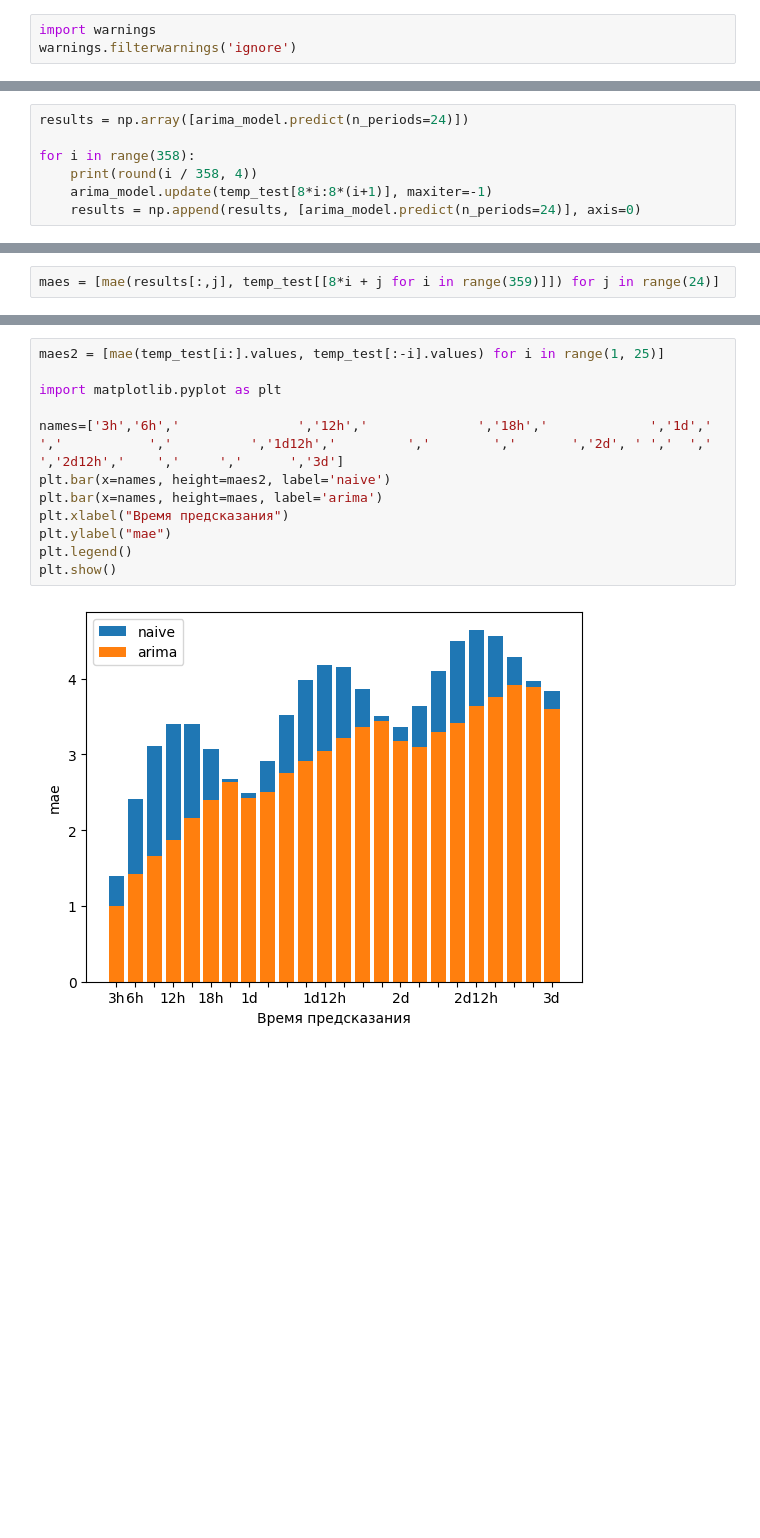
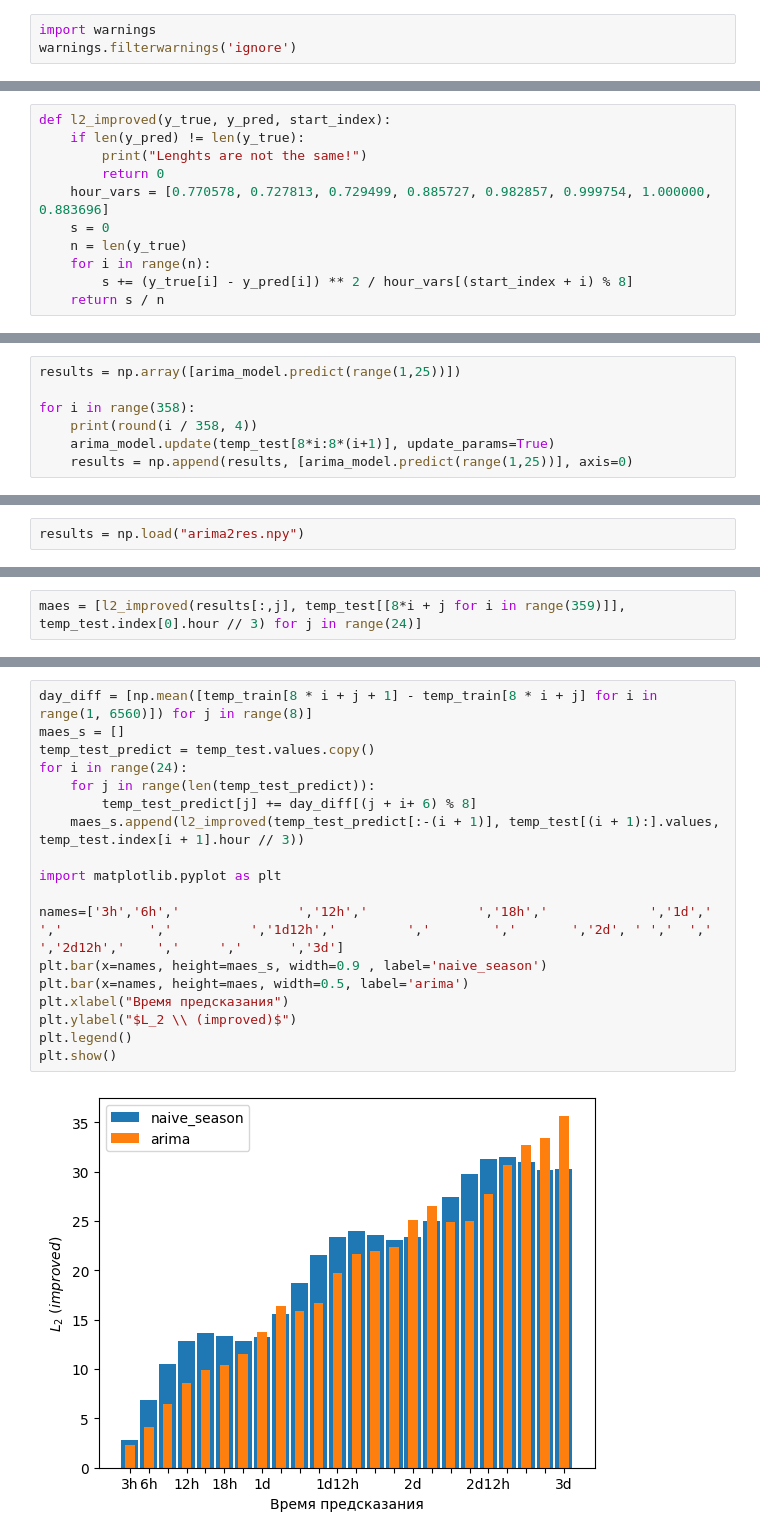
Before and after one commit to S0krat/FQW, a Jupyter notebook: arima2.ipynb, the cells around one changed output, grey strips where cells are left out. Drawn from its saved outputs; the diff is of its cells as text; blank space fills up the shorter version.

```diff
--- a/arima2.ipynb
+++ b/arima2.ipynb
@@ -39,0 +72,11 @@ def mae(y_true, y_pred):
+# %%
+def l2_improved(y_true, y_pred, start_index):
+    if len(y_pred) != len(y_true):
+        print("Lenghts are not the same!")
+        return 0
+    hour_vars = [0.770578, 0.727813, 0.729499, 0.885727, 0.982857, 0.999754, 1.000000, 0.883696]
+    s = 0
+    n = len(y_true)
+    for i in range(n):
+        s += (y_true[i] - y_pred[i]) ** 2 / hour_vars[(start_index + i) % 8]
+    return s / n
@@ -40,8 +90,8 @@ def mae(y_true, y_pred):
 # %%
-results = np.array([arima_model.predict(n_periods=24)])
+results = np.array([arima_model.predict(range(1,25))])
 
 for i in range(358):
     print(round(i / 358, 4))
-    arima_model.update(temp_test[8*i:8*(i+1)], maxiter=-1)
-    results = np.append(results, [arima_model.predict(n_periods=24)], axis=0)
+    arima_model.update(temp_test[8*i:8*(i+1)], update_params=True)
+    results = np.append(results, [arima_model.predict(range(1,25))], axis=0)
 # %%
@@ -49,3 +99,5 @@ np.savetxt("arima2res.csv", results)
+# %%
+results = np.load("arima2res.npy")
 # %%
 results_3h = pd.Series(results[:,0])
 results_3h.index = temp_test[[8*i for i in range(359)]].index
@@ -60,5 +111,5 @@ mae(results_3h, temp_test[[8*i for i in range(359)]])
 # %%
-maes = [mae(results[:,j], temp_test[[8*i + j for i in range(359)]]) for j in range(24)]
+maes = [l2_improved(results[:,j], temp_test[[8*i + j for i in range(359)]], temp_test.index[0].hour // 3) for j in range(24)]
 # %%
 import matplotlib.pyplot as plt
 
@@ -72,14 +123,20 @@ plt.show()
 # %%
-maes2 = [mae(temp_test[i:].values, temp_test[:-i].values) for i in range(1, 25)]
+day_diff = [np.mean([temp_train[8 * i + j + 1] - temp_train[8 * i + j] for i in range(1, 6560)]) for j in range(8)]
+maes_s = []
+temp_test_predict = temp_test.values.copy()
+for i in range(24):
+    for j in range(len(temp_test_predict)):
+        temp_test_predict[j] += day_diff[(j + i+ 6) % 8]
+    maes_s.append(l2_improved(temp_test_predict[:-(i + 1)], temp_test[(i + 1):].values, temp_test.index[i + 1].hour // 3))
 
 import matplotlib.pyplot as plt
 
 names=['3h','6h','               ','12h','              ','18h','             ','1d','            ','           ','          ','1d12h','         ','        ','       ','2d', ' ','  ','   ','2d12h','    ','     ','      ','3d']
-plt.bar(x=names, height=maes2, label='naive')
-plt.bar(x=names, height=maes, label='arima')
+plt.bar(x=names, height=maes_s, width=0.9 , label='naive_season')
+plt.bar(x=names, height=maes, width=0.5, label='arima')
 plt.xlabel("Время предсказания")
-plt.ylabel("mae")
+plt.ylabel("$L_2 \\ (improved)$")
 plt.legend()
 plt.show()
 # %% [output]
-[figure, old version]
+[figure, new version]
```
Also changed, not shown: parts of 14 cells of this notebook, 4 other files.
